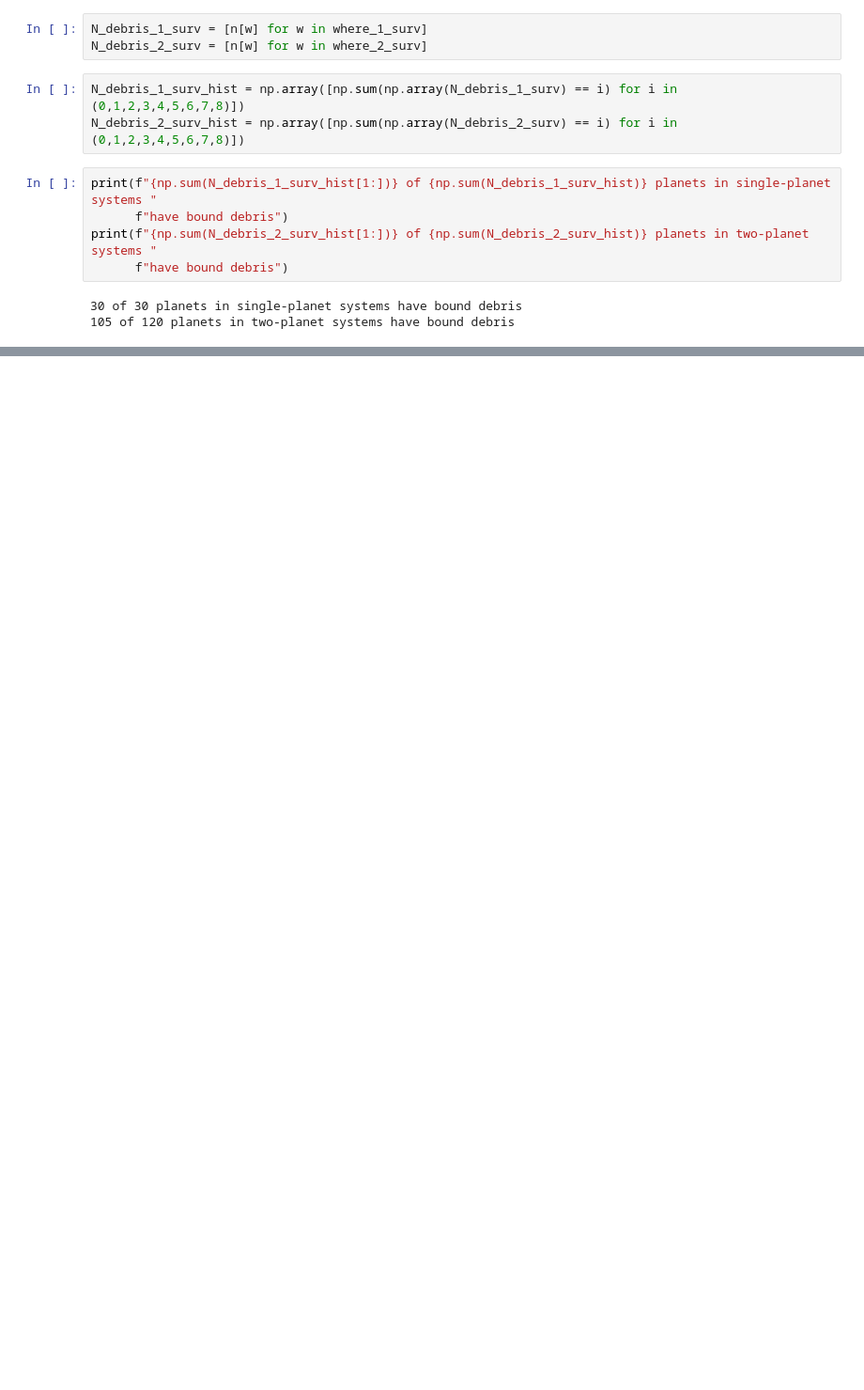
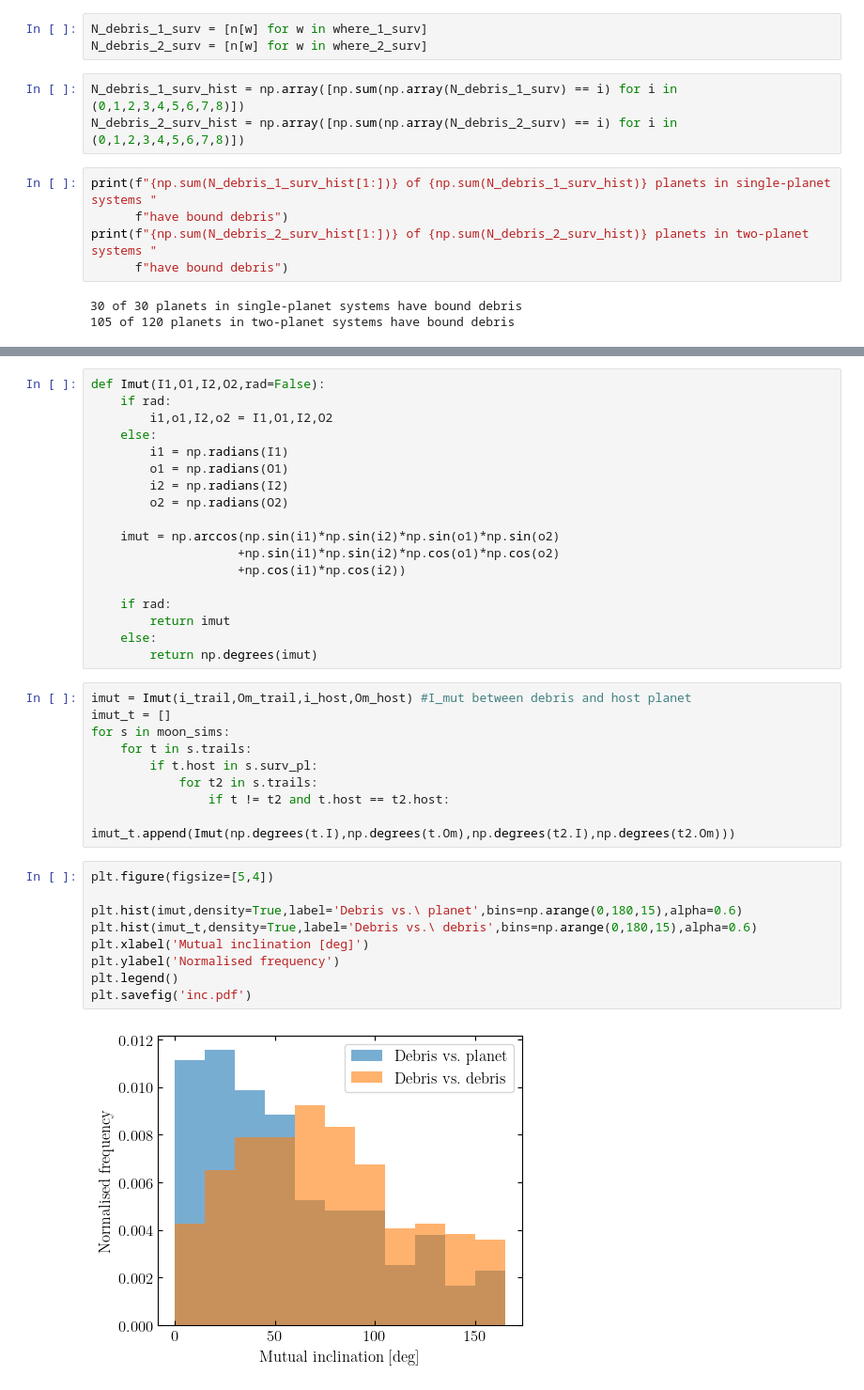
Before and after one commit to AJMustill/moons, a Jupyter notebook: moon_sims.ipynb, the cells around one changed output, grey strips where cells are left out. Shown at 94% size. Cells and saved outputs as stored; diff of their text form; blank space fills up the shorter version.

```diff
--- a/moon_sims.ipynb
+++ b/moon_sims.ipynb
@@ -134,0 +265,38 @@ print(N_debris_2_surv_hist)
+# %%
+def Imut(I1,O1,I2,O2,rad=False):
+    if rad:
+        i1,o1,I2,o2 = I1,O1,I2,O2
+    else:
+        i1 = np.radians(I1)
+        o1 = np.radians(O1)
+        i2 = np.radians(I2)
+        o2 = np.radians(O2)
+
+    imut = np.arccos(np.sin(i1)*np.sin(i2)*np.sin(o1)*np.sin(o2)
+                    +np.sin(i1)*np.sin(i2)*np.cos(o1)*np.cos(o2)
+                    +np.cos(i1)*np.cos(i2))
+
+    if rad:
+        return imut
+    else:
+        return np.degrees(imut)
+# %%
+imut = Imut(i_trail,Om_trail,i_host,Om_host) #I_mut between debris and host planet
+imut_t = []
+for s in moon_sims:
+    for t in s.trails:
+        if t.host in s.surv_pl:
+            for t2 in s.trails:
+                if t != t2 and t.host == t2.host:
+                    imut_t.append(Imut(np.degrees(t.I),np.degrees(t.Om),np.degrees(t2.I),np.degrees(t2.Om)))
+# %%
+plt.figure(figsize=[5,4])
+
+plt.hist(imut,density=True,label='Debris vs.\ planet',bins=np.arange(0,180,15),alpha=0.6)
+plt.hist(imut_t,density=True,label='Debris vs.\ debris',bins=np.arange(0,180,15),alpha=0.6)
+plt.xlabel('Mutual inclination [deg]')
+plt.ylabel('Normalised frequency')
+plt.legend()
+plt.savefig('inc.pdf')
+# %% [output]
+[figure, added]
```
Also changed, not shown: parts of 15 cells of this notebook, 3 other files.
